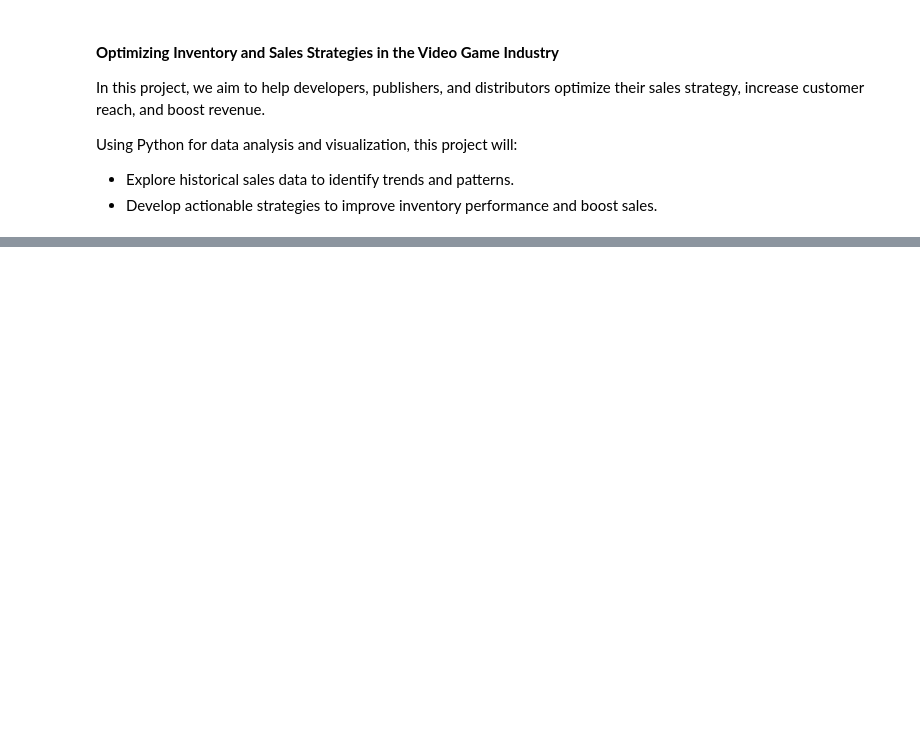
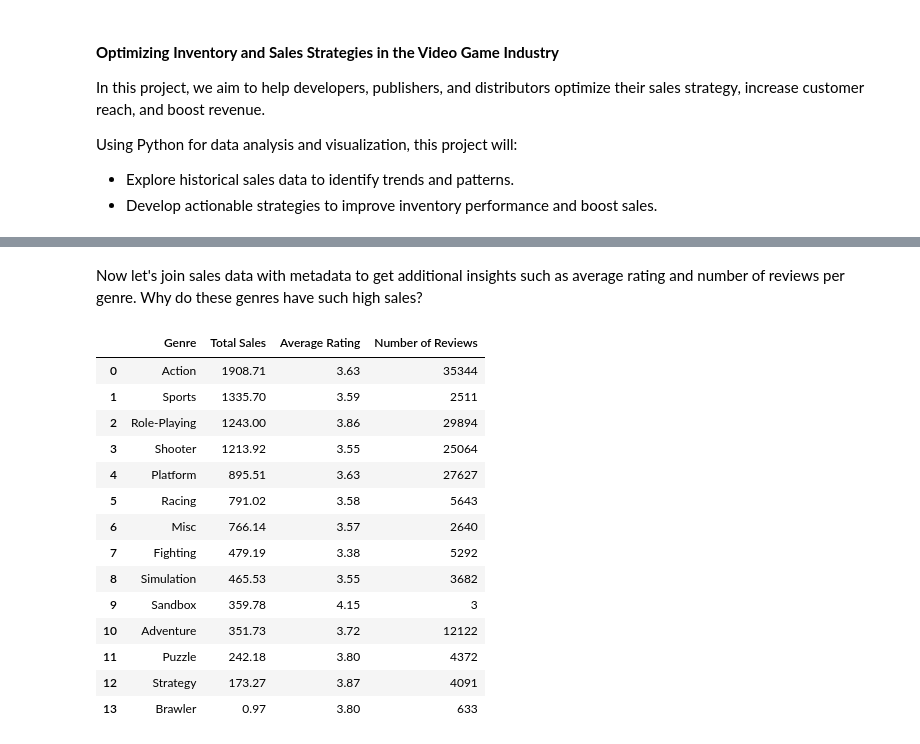
Before and after one commit to AbhijayUpadhyay/videogame-sales-analysis, a Jupyter notebook: main.ipynb, the cells around one changed output, grey strips where cells are left out. Cells and saved outputs as stored; diff of their text form; code cells hidden in the pictures; blank space fills up the shorter version.

```diff
--- a/main.ipynb
+++ b/main.ipynb
@@ -124,0 +150,22 @@ Our findings corroborate with real-world examples. Elden Ring is currently on sa
+# %% [markdown]
+Now let's join sales data with metadata to get additional insights such as average rating and number of reviews per genre. Why do these genres have such high sales?
+# %%
+rows = sql_queries.genre_comparisons(cursor)
+genre_comparisons = pd.DataFrame(rows, columns=['Genre', 'Total Sales', 'Average Rating', 'Number of Reviews'])
+genre_comparisons
+# %% [output]
+|  | Genre | Total Sales | Average Rating | Number of Reviews |
+| 0 | Action | 1908.71 | 3.63 | 35344 |
+| 1 | Sports | 1335.70 | 3.59 | 2511 |
+| 2 | Role-Playing | 1243.00 | 3.86 | 29894 |
+| 3 | Shooter | 1213.92 | 3.55 | 25064 |
+| 4 | Platform | 895.51 | 3.63 | 27627 |
+| 5 | Racing | 791.02 | 3.58 | 5643 |
+| 6 | Misc | 766.14 | 3.57 | 2640 |
+| 7 | Fighting | 479.19 | 3.38 | 5292 |
+| 8 | Simulation | 465.53 | 3.55 | 3682 |
+| 9 | Sandbox | 359.78 | 4.15 | 3 |
+| 10 | Adventure | 351.73 | 3.72 | 12122 |
+| 11 | Puzzle | 242.18 | 3.80 | 4372 |
+| 12 | Strategy | 173.27 | 3.87 | 4091 |
+| 13 | Brawler | 0.97 | 3.80 | 633 |
```
Also changed, not shown: parts of 18 cells of this notebook, 2 other files.
